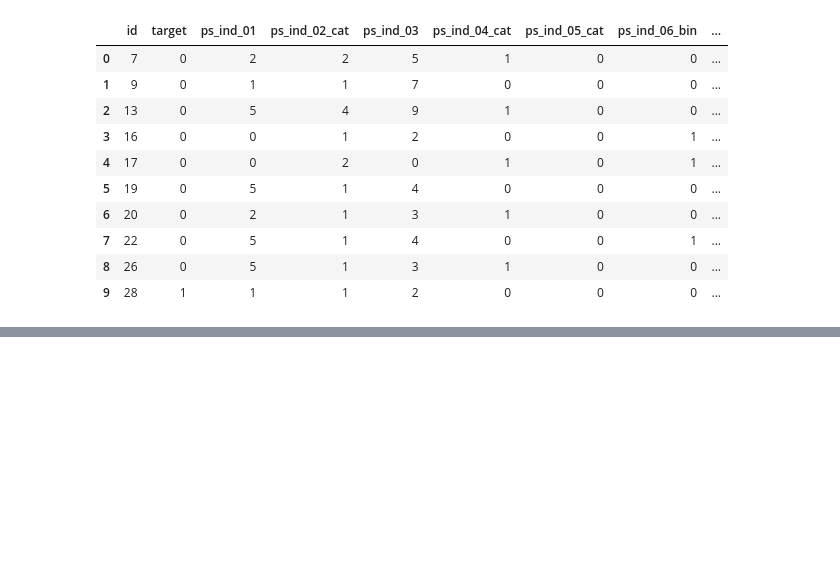
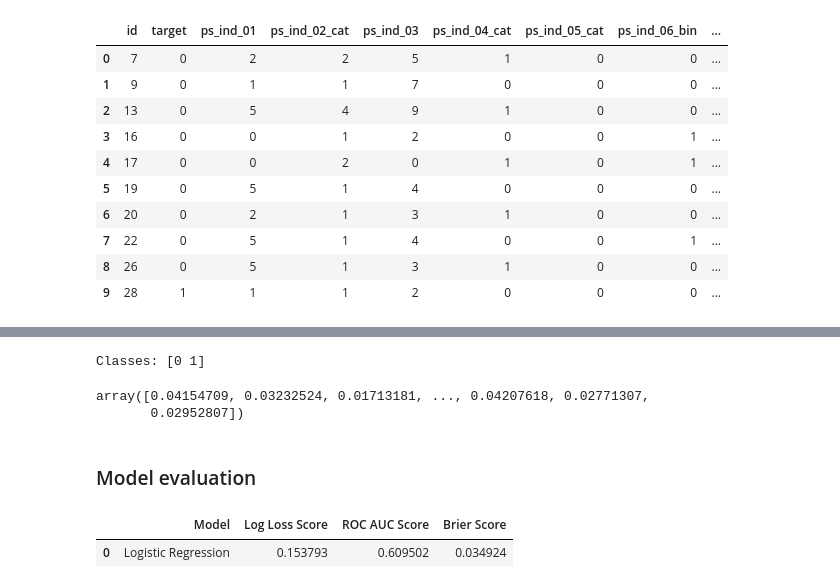
Before and after one commit to michalgicala/porto-seguro-safe-driver-prediction, a Jupyter notebook: porto-seguro-safe-driver-prediction.ipynb, the cells around one changed output, grey strips where cells are left out. Drawn from its saved outputs; the diff is of its cells as text; code cells hidden in the pictures; blank space fills up the shorter version.

```diff
--- a/porto-seguro-safe-driver-prediction.ipynb
+++ b/porto-seguro-safe-driver-prediction.ipynb
@@ -48,0 +128,5 @@ train_df.head(10)
+# %%
+# Check the class ordering
+print("Classes:", model.classes_)
+# %% [output]
+Classes: [0 1]
@@ -48,0 +136,7 @@ train_df.head(10)
+# %%
+y_pred_prob
+# %% [output]
+array([0.04154709, 0.03232524, 0.01713181, ..., 0.04207618, 0.02771307,
+       0.02952807])
+# %% [markdown]
+### Model evaluation
@@ -48,0 +156,11 @@ train_df.head(10)
+# %%
+models = pd.DataFrame({
+    "Model":["Logistic Regression"],
+    "Log Loss Score":[logreg_log_loss],
+    "ROC AUC Score":[logreg_roc_auc],
+    "Brier Score":[logreg_brier_score]
+})
+models
+# %% [output]
+|  | Model | Log Loss Score | ROC AUC Score | Brier Score |
+| 0 | Logistic Regression | 0.153793 | 0.609502 | 0.034924 |
```
Also changed, not shown: parts of 20 cells of this notebook.
